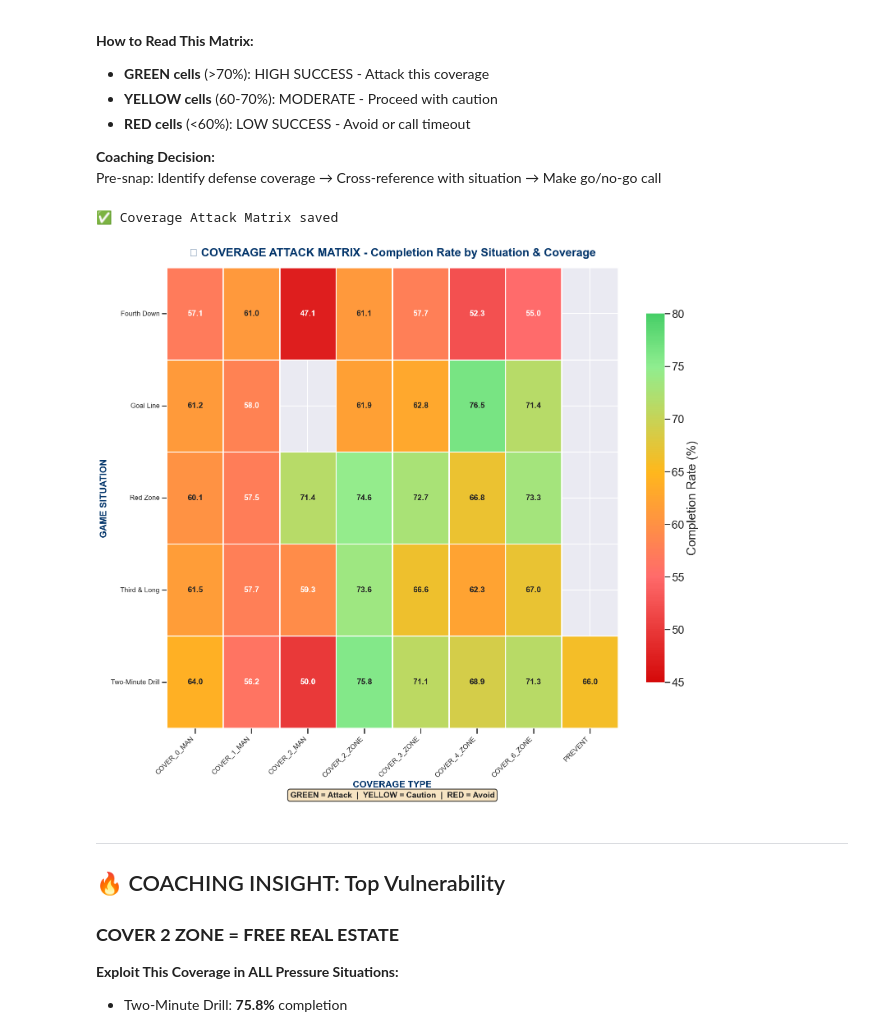
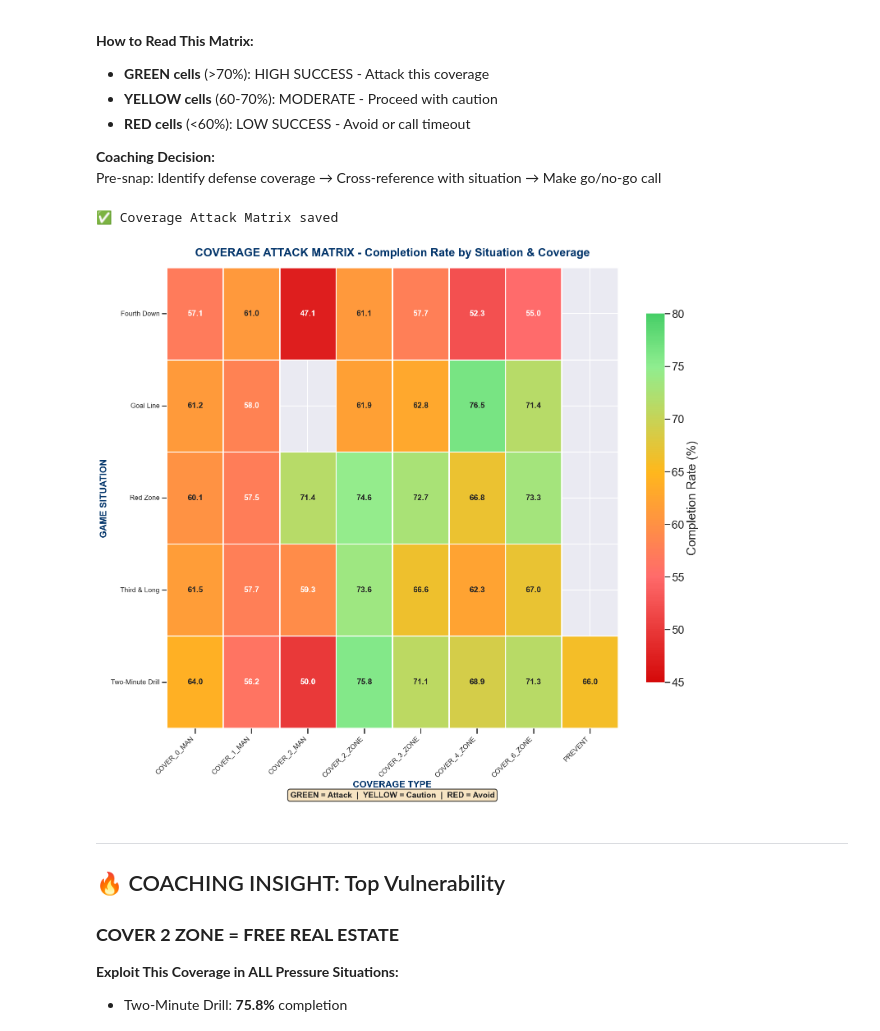
Before and after one commit to JZembower/NFL-Big-Data-Bowl-2026-Analytics-Challenge, a Jupyter notebook: specific analysis/Coaching.ipynb, the cells around one changed output. Saved outputs shown, nothing was run; the diff lists cells and outputs as text; code cells hidden in the pictures.

```diff
--- a/specific analysis/Coaching.ipynb
+++ b/specific analysis/Coaching.ipynb
@@ -94,35 +94,35 @@ sns.heatmap(matrix_data,
             center=65,  # Middle of typical completion %
             vmin=45,
             vmax=80,
             linewidths=2,
             linecolor='white',
             cbar_kws={'label': 'Completion Rate (%)', 'shrink': 0.8},
             annot_kws={'size': 14, 'weight': 'bold'},
             ax=ax)
 
 # Styling
-ax.set_title('🎯 COVERAGE ATTACK MATRIX - Completion Rate by Situation & Coverage',
+ax.set_title('COVERAGE ATTACK MATRIX - Completion Rate by Situation & Coverage',
              fontsize=20, weight='bold', pad=20, color=NFL_BLUE)
 ax.set_xlabel('COVERAGE TYPE', fontsize=16, weight='bold', color=NFL_BLUE)
 ax.set_ylabel('GAME SITUATION', fontsize=16, weight='bold', color=NFL_BLUE)
 
 # Rotate labels for readability
 plt.xticks(rotation=45, ha='right', fontsize=12)
 plt.yticks(rotation=0, fontsize=12)
 
 # Add legend box
 legend_text = 'GREEN = Attack  |  YELLOW = Caution  |  RED = Avoid'
 plt.text(0.5, -0.15, legend_text, transform=ax.transAxes,
          ha='center', fontsize=14, weight='bold',
          bbox=dict(boxstyle='round', facecolor='wheat', alpha=0.8))
 
 plt.tight_layout()
 plt.savefig(dir/ 'decision_matrix_coverage.png', dpi=300, bbox_inches='tight')
 print('✅ Coverage Attack Matrix saved')
 plt.show()
 # %% [output]
 ✅ Coverage Attack Matrix saved
-[figure, old version]
+[figure, new version]
 # %% [markdown]
 ---
 
```
Also changed, not shown: parts of 3 cells of this notebook, 4 other files.
